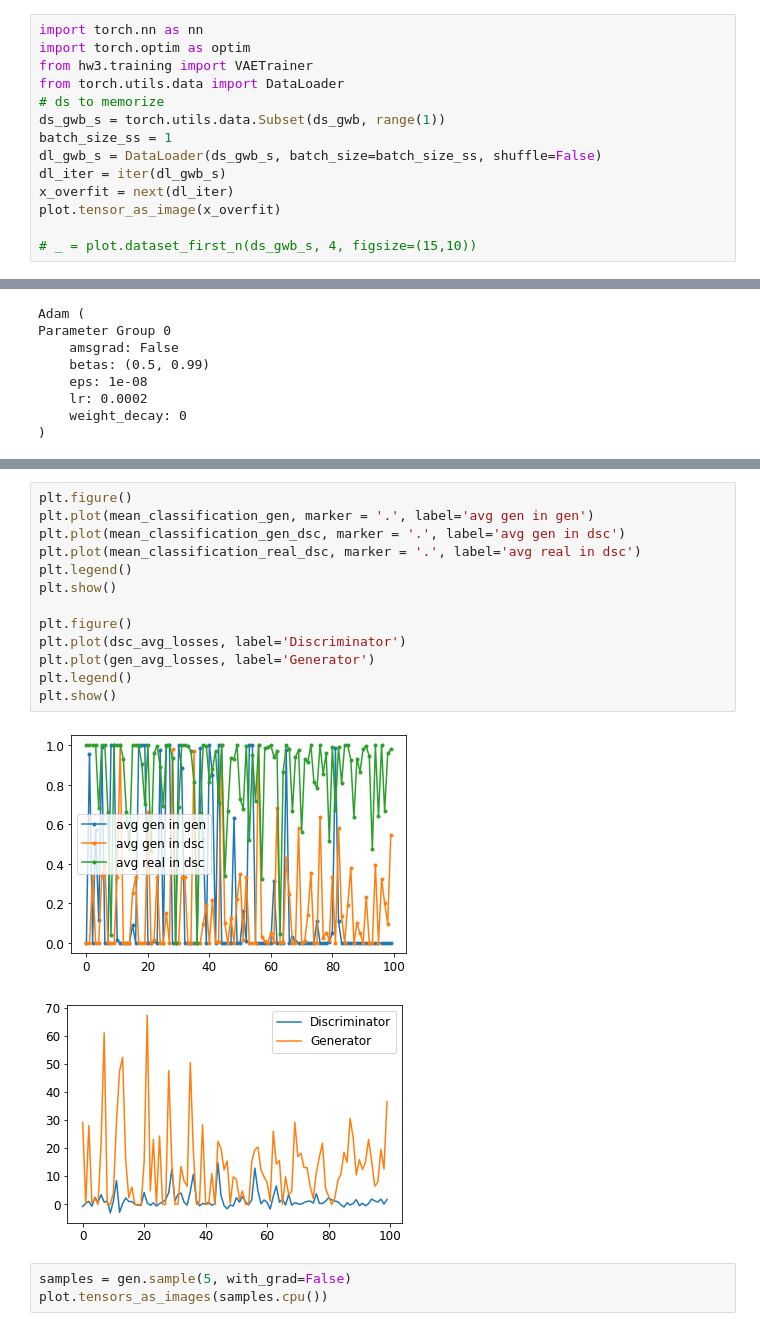
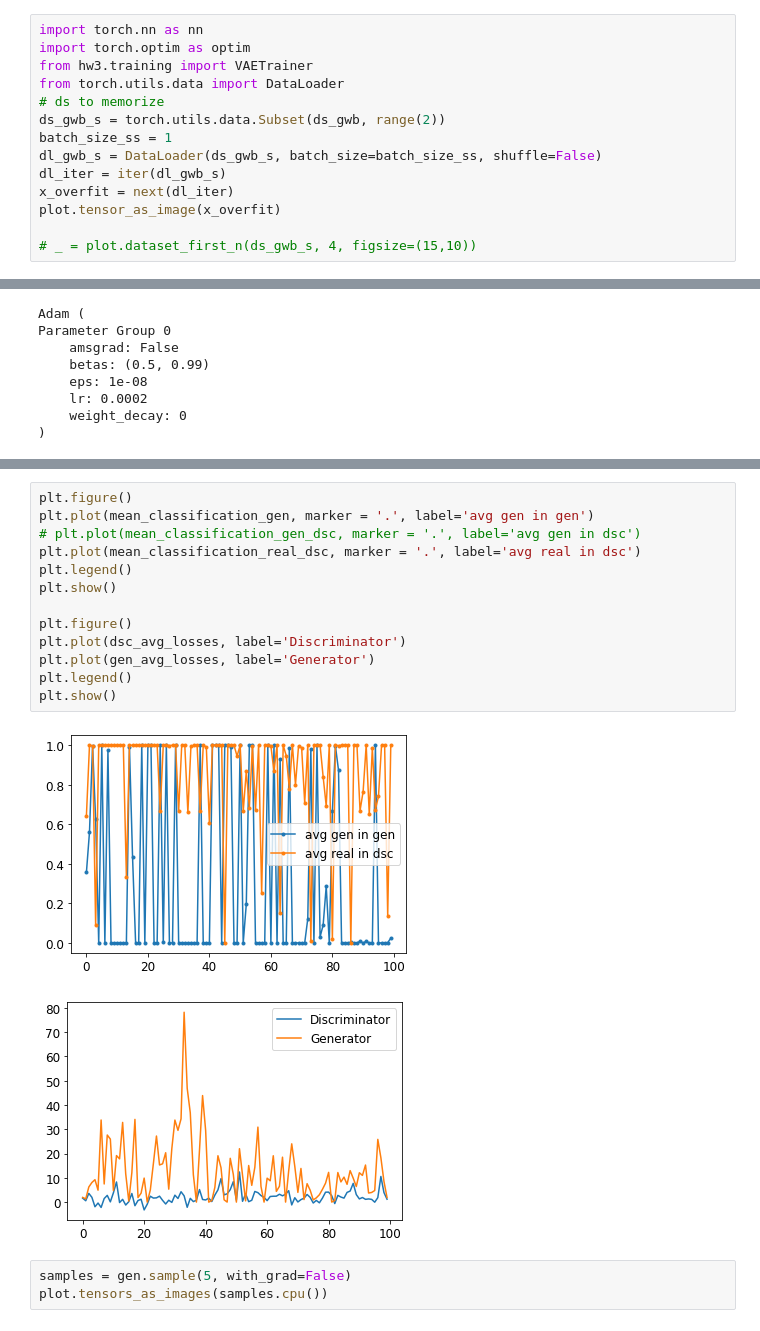
Before and after one commit to danizil/DL_hw3, a Jupyter notebook: Part3_GAN.ipynb, the cells around one changed output, grey strips where cells are left out. Cells and saved outputs as stored; diff of their text form.

```diff
--- a/Part3_GAN.ipynb
+++ b/Part3_GAN.ipynb
@@ -325,7 +325,7 @@ import torch.optim as optim
 from hw3.training import VAETrainer
 from torch.utils.data import DataLoader
 # ds to memorize
-ds_gwb_s = torch.utils.data.Subset(ds_gwb, range(1))
+ds_gwb_s = torch.utils.data.Subset(ds_gwb, range(2))
 batch_size_ss = 1
 dl_gwb_s = DataLoader(ds_gwb_s, batch_size=batch_size_ss, shuffle=False)
 dl_iter = iter(dl_gwb_s)
@@ -460,19 +503,19 @@ plt.show()
 # %%
 plt.figure()
 plt.plot(mean_classification_gen, marker = '.', label='avg gen in gen')
-plt.plot(mean_classification_gen_dsc, marker = '.', label='avg gen in dsc')
+# plt.plot(mean_classification_gen_dsc, marker = '.', label='avg gen in dsc')
 plt.plot(mean_classification_real_dsc, marker = '.', label='avg real in dsc')
 plt.legend()
 plt.show()
 
 plt.figure()
 plt.plot(dsc_avg_losses, label='Discriminator')
 plt.plot(gen_avg_losses, label='Generator')
 plt.legend()
 plt.show()
 # %% [output]
-[figure, old version]
+[figure, new version]
-[figure, old version]
+[figure, new version]
 # %%
 samples = gen.sample(5, with_grad=False)
 plot.tensors_as_images(samples.cpu())
```
Also changed, not shown: parts of 1 cell of this notebook, 1 other file.
